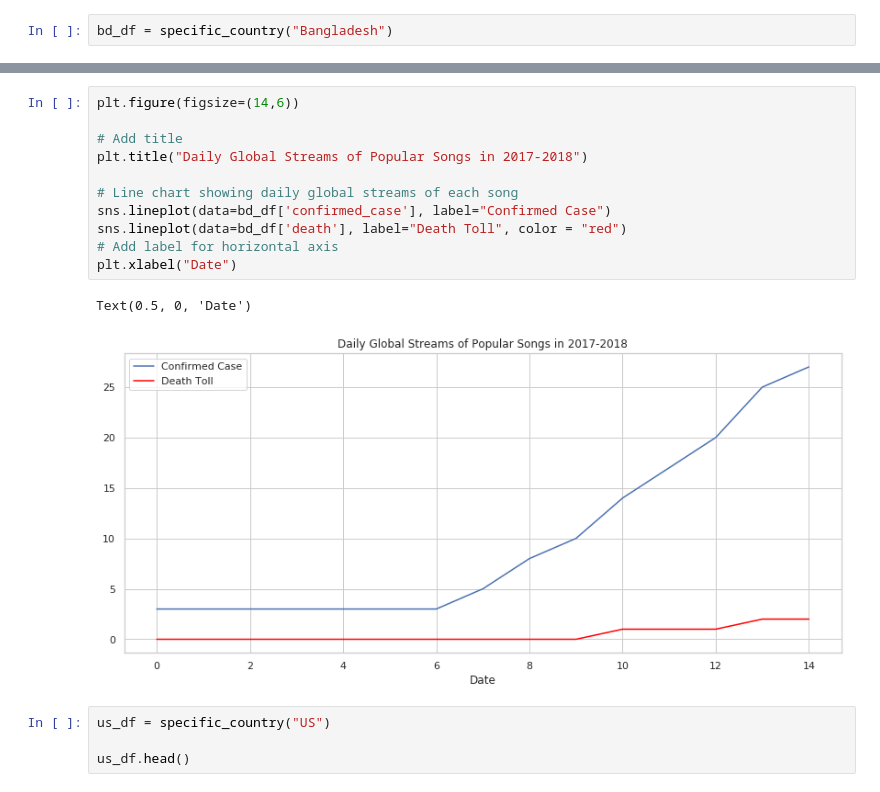
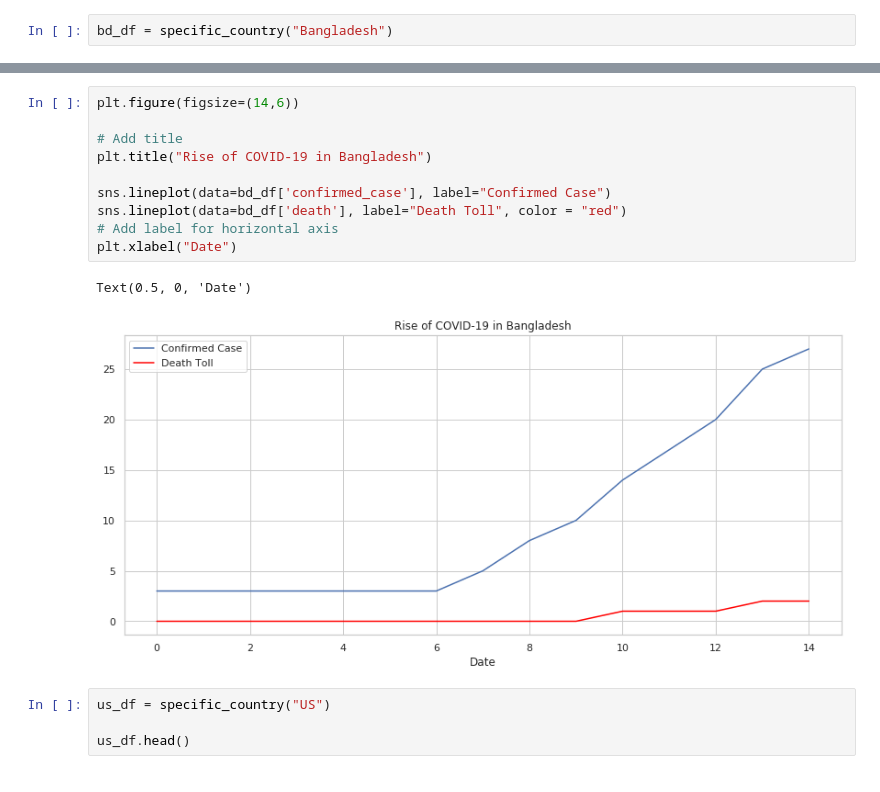
Before and after one commit to thedrowsywinger/Analyzing-COVID-19-Data, a Jupyter notebook: _notebooks/2020-02-20-JHU-dataset.ipynb, the cells around one changed output, grey strips where cells are left out. Saved outputs shown, nothing was run; the diff lists cells and outputs as text.

```diff
--- a/_notebooks/2020-02-20-JHU-dataset.ipynb
+++ b/_notebooks/2020-02-20-JHU-dataset.ipynb
@@ -243,17 +266,16 @@ bd_df = specific_country("Bangladesh")
 # %%
 plt.figure(figsize=(14,6))
 
 # Add title
-plt.title("Daily Global Streams of Popular Songs in 2017-2018")
+plt.title("Rise of COVID-19 in Bangladesh")
 
-# Line chart showing daily global streams of each song
 sns.lineplot(data=bd_df['confirmed_case'], label="Confirmed Case")
 sns.lineplot(data=bd_df['death'], label="Death Toll", color = "red")
 # Add label for horizontal axis
 plt.xlabel("Date")
 # %% [output]
 Text(0.5, 0, 'Date')
-[figure, old version]
+[figure, new version]
 # %%
 us_df = specific_country("US")
 
```
Also changed, not shown: parts of 27 cells of this notebook.
